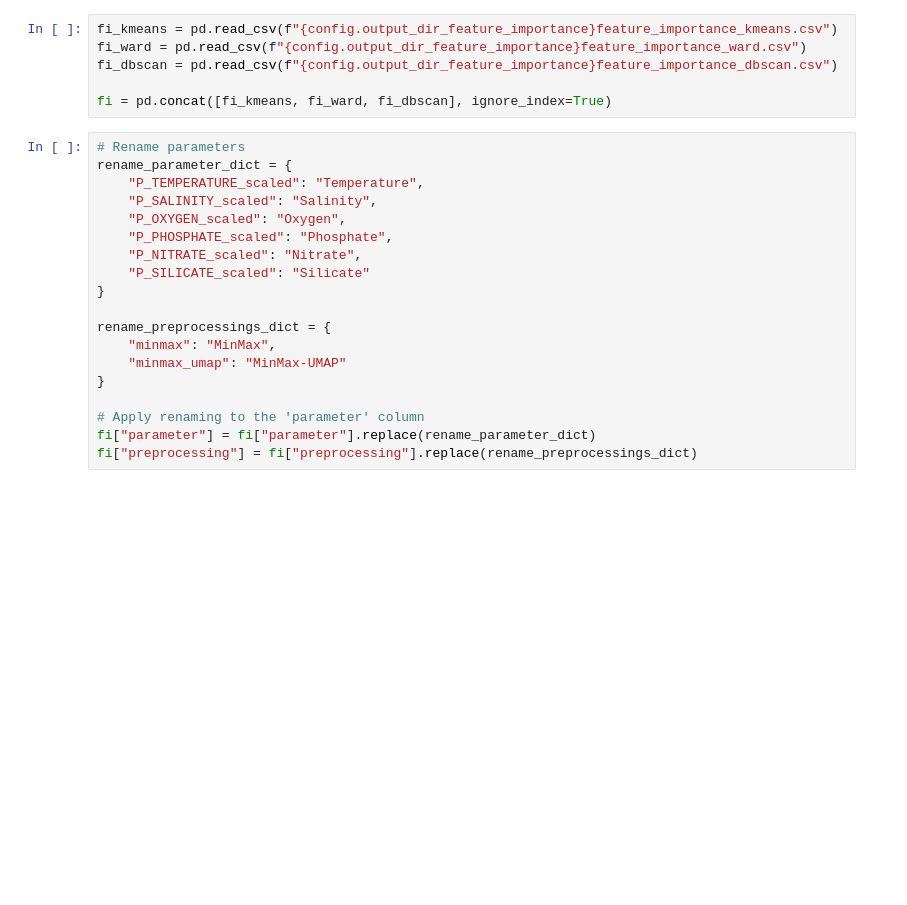
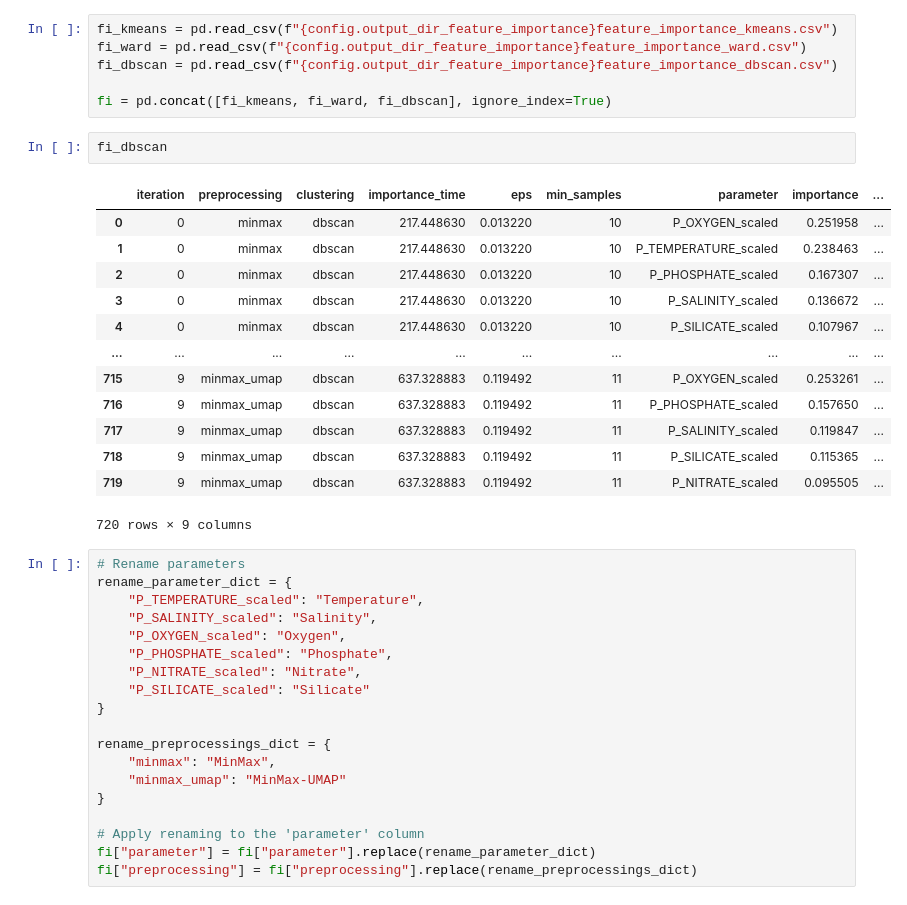
Before and after one commit to y-jenniges/ocean_clustering_and_validation, a Jupyter notebook: clustering_experiments/feature_importance.ipynb, the cells around one changed output. Cells and saved outputs as stored; diff of their text form; blank space fills up the shorter version.

```diff
--- a/clustering_experiments/feature_importance.ipynb
+++ b/clustering_experiments/feature_importance.ipynb
@@ -229,6 +230,22 @@ fi_ward = pd.read_csv(f"{config.output_dir_feature_importance}feature_importance
 fi_dbscan = pd.read_csv(f"{config.output_dir_feature_importance}feature_importance_dbscan.csv")
 
 fi = pd.concat([fi_kmeans, fi_ward, fi_dbscan], ignore_index=True)
+# %%
+fi_dbscan
+# %% [output]
+|  | iteration | preprocessing | clustering | importance_time | eps | min_samples | parameter | importance | ... |
+| 0 | 0 | minmax | dbscan | 217.448630 | 0.013220 | 10 | P_OXYGEN_scaled | 0.251958 | ... |
+| 1 | 0 | minmax | dbscan | 217.448630 | 0.013220 | 10 | P_TEMPERATURE_scaled | 0.238463 | ... |
+| 2 | 0 | minmax | dbscan | 217.448630 | 0.013220 | 10 | P_PHOSPHATE_scaled | 0.167307 | ... |
+| 3 | 0 | minmax | dbscan | 217.448630 | 0.013220 | 10 | P_SALINITY_scaled | 0.136672 | ... |
+| 4 | 0 | minmax | dbscan | 217.448630 | 0.013220 | 10 | P_SILICATE_scaled | 0.107967 | ... |
+| ... | ... | ... | ... | ... | ... | ... | ... | ... | ... |
+| 715 | 9 | minmax_umap | dbscan | 637.328883 | 0.119492 | 11 | P_OXYGEN_scaled | 0.253261 | ... |
+| 716 | 9 | minmax_umap | dbscan | 637.328883 | 0.119492 | 11 | P_PHOSPHATE_scaled | 0.157650 | ... |
+| 717 | 9 | minmax_umap | dbscan | 637.328883 | 0.119492 | 11 | P_SALINITY_scaled | 0.119847 | ... |
+| 718 | 9 | minmax_umap | dbscan | 637.328883 | 0.119492 | 11 | P_SILICATE_scaled | 0.115365 | ... |
+| 719 | 9 | minmax_umap | dbscan | 637.328883 | 0.119492 | 11 | P_NITRATE_scaled | 0.095505 | ... |
+720 rows × 9 columns
 # %%
 # Rename parameters
 rename_parameter_dict = {
```
Also changed, not shown: parts of 3 cells of this notebook.
